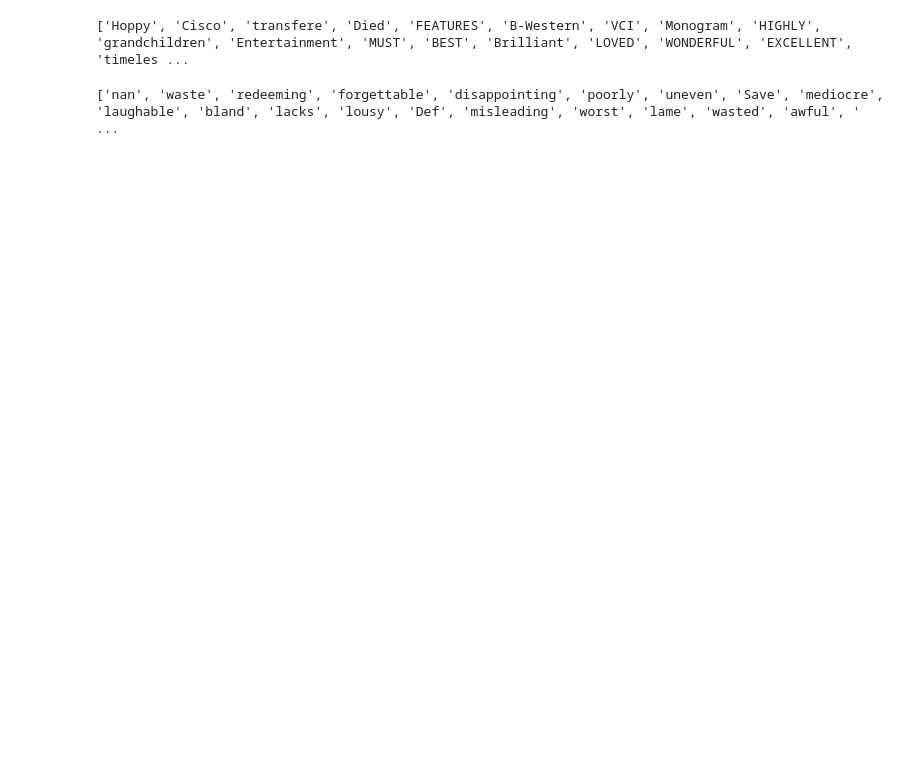
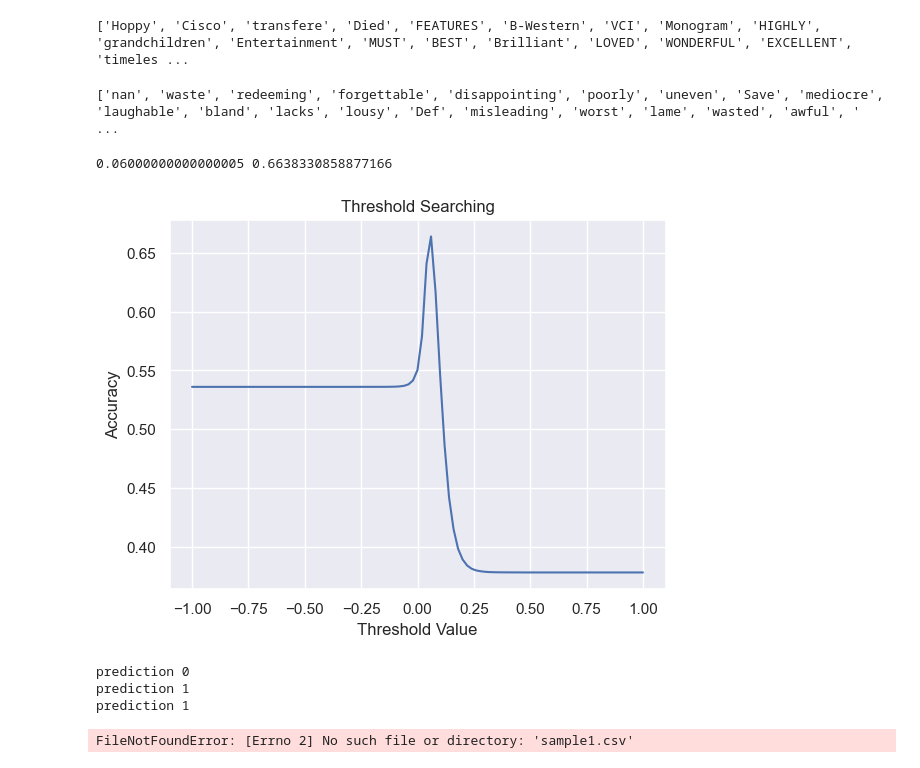
Before and after one commit to arunpaulvarghese/Bert_Text_Analysis, a Jupyter notebook: Capstone.ipynb, the cells around one changed output. Saved outputs shown, nothing was run; the diff lists cells and outputs as text; code cells hidden in the pictures; blank space fills up the shorter version.

Commit message:
words are tokenized and feelign scores are generated for each products

```diff
--- a/Capstone.ipynb
+++ b/Capstone.ipynb
@@ -432,3 +432,34 @@ print(top_30_positive_words)
 print(top_30_negative_words)
 # %% [output]
 ['nan', 'waste', 'redeeming', 'forgettable', 'disappointing', 'poorly', 'uneven', 'Save', 'mediocre', 'laughable', 'bland', 'lacks', 'lousy', 'Def', 'misleading', 'worst', 'lame', 'wasted', 'awful', ' ...
+# %%
+def calc_energies(sentence):
+    score = 0
+    if len(sentence) != 0:  # Check if the sentence is not empty
+        for word in sentence:
+            if word in reliable_word_energy:
+                score += reliable_word_energy[word]
+        score /= len(sentence)  # normalization
+    return score
+
+df['sentiment_energy'] = df['tokenized_sentences_nltk_remove_stopwords'].apply(calc_energies)
+# %%
+import numpy as np
+
+def threshold_searching(left=-1, right=1, num_thresholds=101):
+    record = []
+    for i in np.linspace(left, right, num_thresholds):
+        record.append(((df['sentiment_energy'] > i).astype('int') == df['label']).sum() / len(df))
+    plt.title('Threshold Searching')
+    plt.xlabel('Threshold Value')
+    plt.ylabel('Accuracy')
+    plt.plot(np.linspace(left, right, num_thresholds), record)
+    best_train_threshold = np.linspace(left, right, num_thresholds)[record.index(max(record))]
+    best_train_accuracy = max(record)
+    return best_train_threshold, best_train_accuracy
+
+best_train_threshold, best_train_accuracy = threshold_searching()
+print(best_train_threshold, best_train_accuracy)
+# %% [output]
+0.06000000000000005 0.6638330858877166
+[figure, added]
@@ -434,0 +473,12 @@ print(top_30_negative_words)
+# %%
+print('prediction', our_sentiment_classifier(['i', 'will', 'not', 'buy', 'it', 'again']))
+print('prediction', our_sentiment_classifier(['all-time','AWESOME']))
+print('prediction', our_sentiment_classifier(['it', 'is', 'really', 'Wonderful']))
+# %% [output]
+prediction 0
+prediction 1
+prediction 1
+# %%
+data = pd.read_csv("sample1.csv", sep=',',low_memory=False)
+# %% [output]
+FileNotFoundError: [Errno 2] No such file or directory: 'sample1.csv'
```
Also changed, not shown: parts of 19 cells of this notebook, 2 other files.
